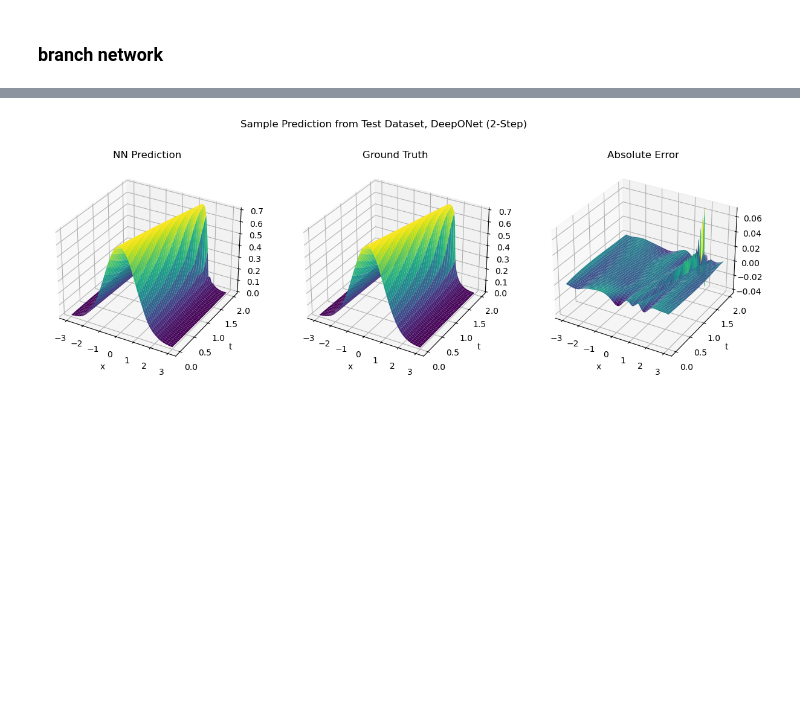
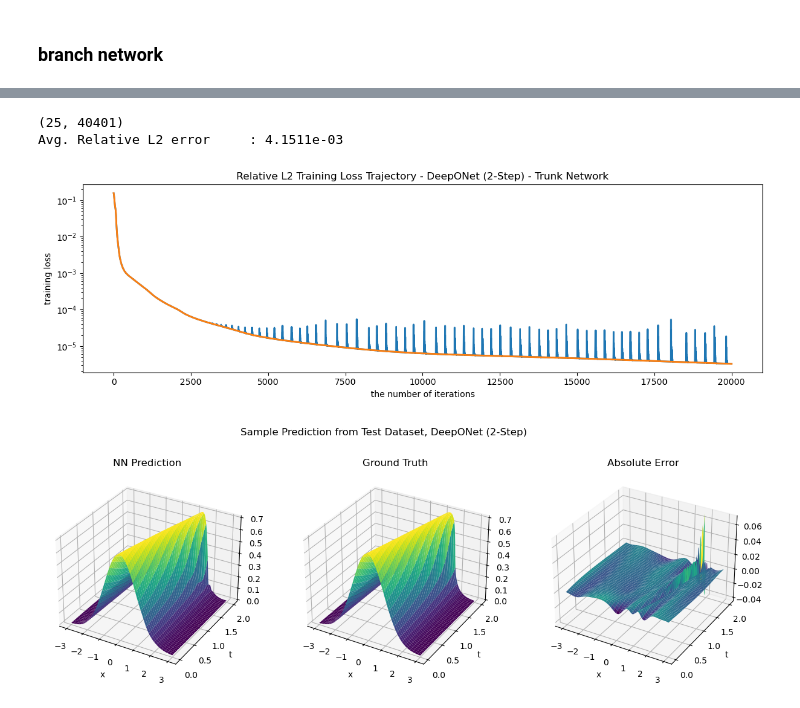
Before and after one commit to outlawhayden/ncsu-sciml, a Jupyter notebook: hw4/deeponet_2step.ipynb, the cells around one changed output, grey strips where cells are left out. Cells and saved outputs as stored; diff of their text form; code cells hidden in the pictures; blank space fills up the shorter version.

```diff
--- a/hw4/deeponet_2step.ipynb
+++ b/hw4/deeponet_2step.ipynb
@@ -667,3 +667,25 @@ Avg. Relative L2 error     : 4.1511e-03
+# %%
+
+print(NN_pred_final.shape)
+rel_l2_error = jnp.sqrt(jnp.sum((test_u - NN_pred_final)**2,axis=1) / jnp.sum(test_u**2,axis=1))
+print(f"Avg. Relative L2 error     : {jnp.mean(rel_l2_error):.4e}")
+
+
+
+plt.figure(figsize = (12,4))
+plt.semilogy(log_loss, linewidth = 2)
+plt.semilogy(log_minloss, linewidth =2)
+plt.xlabel('the number of iterations')
+plt.ylabel('training loss')
+plt.title("Relative L2 Training Loss Trajectory - DeepONet (2-Step) - Trunk Network")
+plt.tight_layout()
+# plt.suptitle(title_str + '\n')
+plt.savefig("deeponet_2step_training.png")
+plt.show()
+# %% [output]
+(25, 40401)
+Avg. Relative L2 error     : 4.1511e-03
+[figure, added]
 # %%
 NN_pred_final = (Q_tt @ (vmap(model_branch)(jnp.atleast_1d(test_params)).T)).T
 
```
Also changed, not shown: parts of 4 cells of this notebook, 6 other files.
